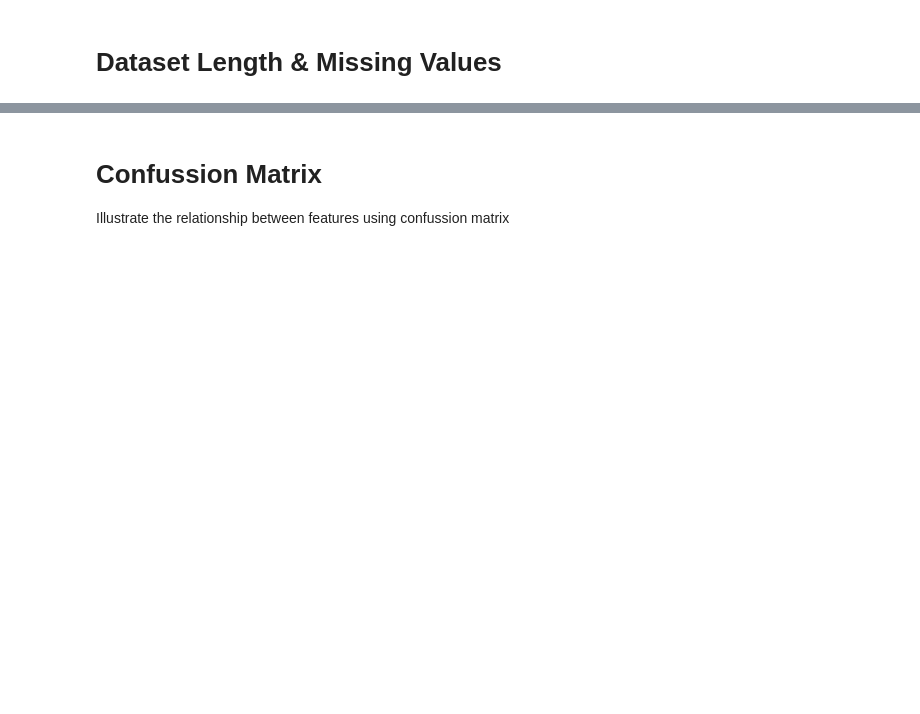
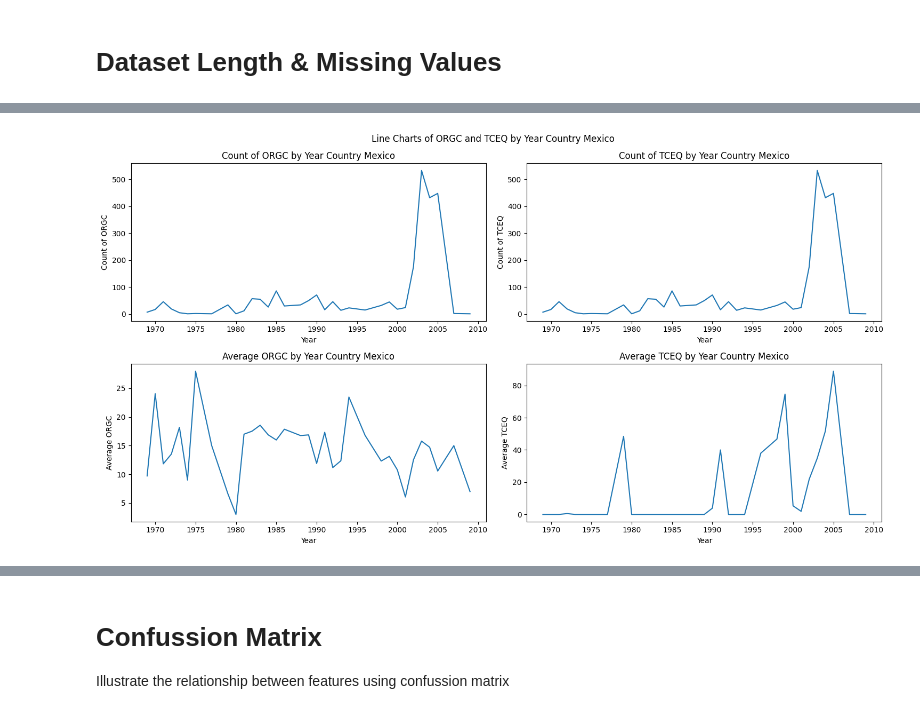
Before and after one commit to tierrafoods-hud/notebooks, a Jupyter notebook: soil-model.ipynb, the cells around one changed output, grey strips where cells are left out. Saved outputs shown, nothing was run; the diff lists cells and outputs as text; code cells hidden in the pictures; blank space fills up the shorter version.

```diff
--- a/soil-model.ipynb
+++ b/soil-model.ipynb
@@ -222,33 +309,35 @@ tceq_df.to_csv(f"{output_dir}/{country_name}_wosis_tceq.csv", index=False)
 # %%
 # plot line chart of orgc and tceq for each year
 orgc_df['year'] = orgc_df['date'].dt.year
 tceq_df['year'] = tceq_df['date'].dt.year
 
 fig, ax = plt.subplots(2, 2, figsize=(15, 8))
 
-sns.lineplot(data=orgc_df.groupby('year')['orgc'].count().reset_index(), x='year', y='orgc', ax=ax[0, 0])
+sns.lineplot(data=orgc_df.groupby('year')[orgc_column].count().reset_index(), x='year', y=orgc_column, ax=ax[0, 0])
 ax[0, 0].set_title(f'Count of ORGC by Year {plot_title}')
 ax[0, 0].set_xlabel('Year')
 ax[0, 0].set_ylabel('Count of ORGC')
 
-sns.lineplot(data=tceq_df.groupby('year')['tceq'].count().reset_index(), x='year', y='tceq', ax=ax[0, 1])
+sns.lineplot(data=tceq_df.groupby('year')[tceq_column].count().reset_index(), x='year', y=tceq_column, ax=ax[0, 1])
 ax[0, 1].set_title(f'Count of TCEQ by Year {plot_title}')
 ax[0, 1].set_xlabel('Year')
 ax[0, 1].set_ylabel('Count of TCEQ')
 
-sns.lineplot(data=orgc_df.groupby('year')['orgc'].mean().reset_index(), x='year', y='orgc', ax=ax[1, 0])
+sns.lineplot(data=orgc_df.groupby('year')[orgc_column].mean().reset_index(), x='year', y=orgc_column, ax=ax[1, 0])
 ax[1, 0].set_title(f'Average ORGC by Year {plot_title}')
 ax[1, 0].set_xlabel('Year')
 ax[1, 0].set_ylabel('Average ORGC')
 
-sns.lineplot(data=tceq_df.groupby('year')['tceq'].mean().reset_index(), x='year', y='tceq', ax=ax[1, 1])
+sns.lineplot(data=tceq_df.groupby('year')[tceq_column].mean().reset_index(), x='year', y=tceq_column, ax=ax[1, 1])
 ax[1, 1].set_title(f'Average TCEQ by Year {plot_title}')
 ax[1, 1].set_xlabel('Year')
 ax[1, 1].set_ylabel('Average TCEQ')
 
 plt.suptitle(f'Line Charts of ORGC and TCEQ by Year {plot_title}')
 plt.tight_layout()
 plt.show()
+# %% [output]
+[figure, added]
 # %%
 # outliers
 def plot_outliers(dataframes, title):
```
Also changed, not shown: parts of 22 cells of this notebook, 2 other files.
